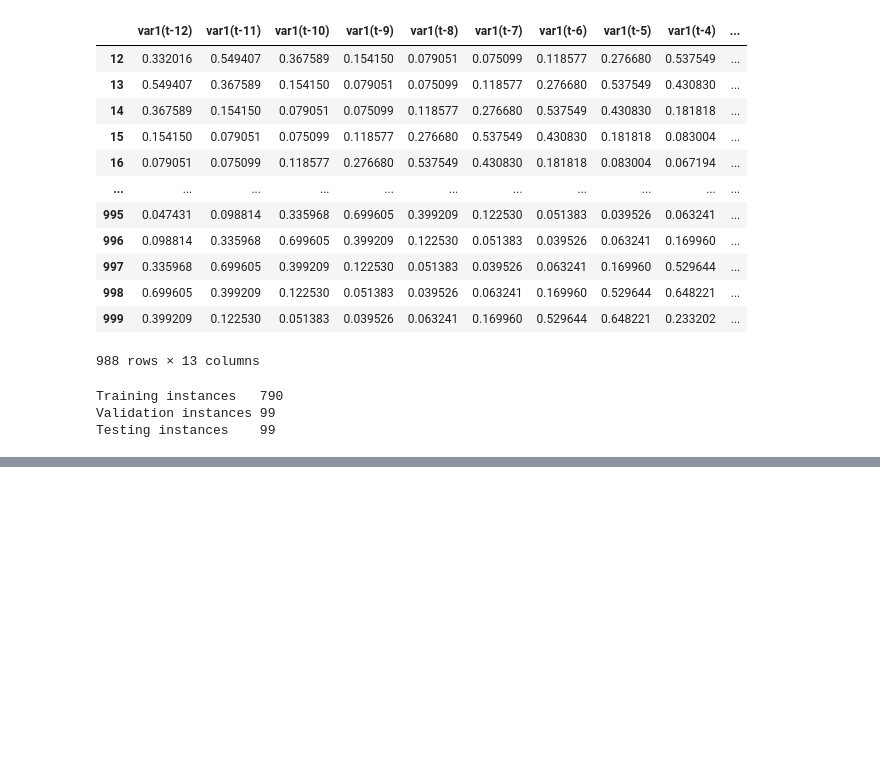
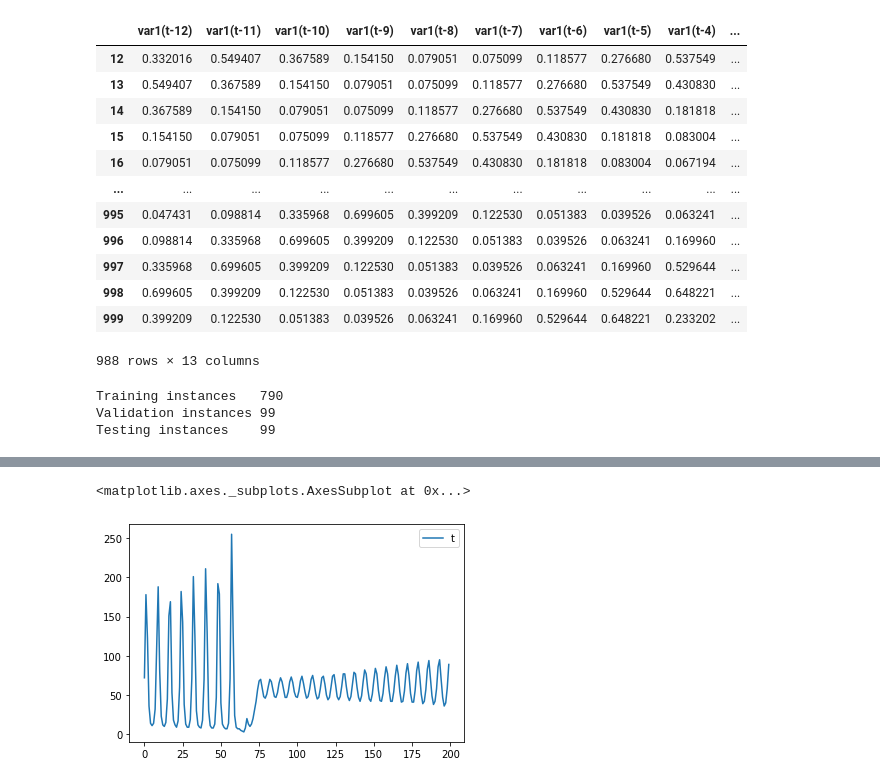
Before and after one commit to dacquaviva/Deep-learning-University-Assignments, a Jupyter notebook: assignment2/Untitled.ipynb, the cells around one changed output, grey strips where cells are left out. Cells and saved outputs as stored; diff of their text form; code cells hidden in the pictures; blank space fills up the shorter version.

```diff
--- a/assignment2/Untitled.ipynb
+++ b/assignment2/Untitled.ipynb
@@ -205,0 +225,5 @@ MSE NORMAL DATA 10.097977435764347
+# %%
+mat = loadmat(dataset_path + 'Xtest.mat')
+mdata = mat['Xtest']
+series = pd.DataFrame(mdata, columns={"t"})
+series
@@ -205,0 +247,5 @@ MSE NORMAL DATA 10.097977435764347
+# %%
+series.plot()
+# %% [output]
+<matplotlib.axes._subplots.AxesSubplot at 0x...>
+[figure, added]
```
Also changed, not shown: parts of 12 cells of this notebook, 1 other file.
